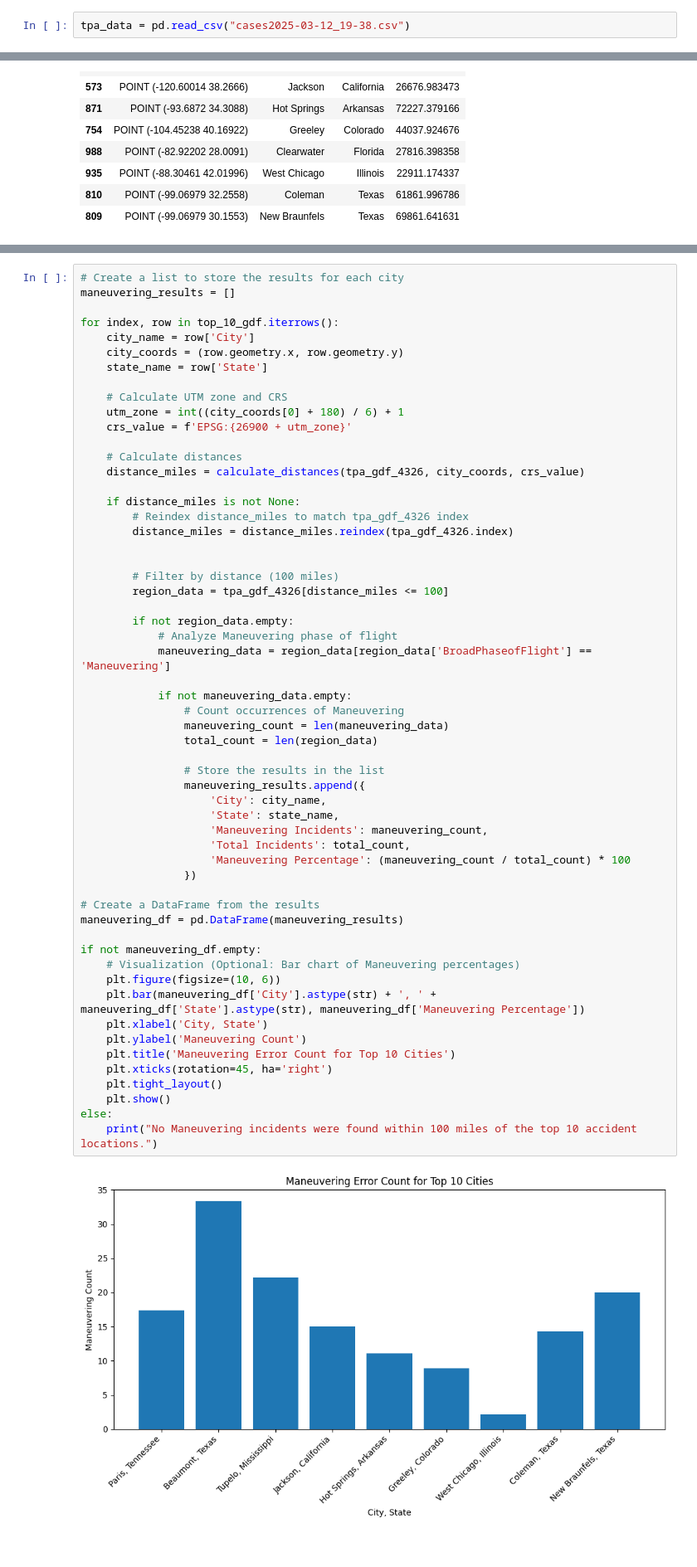
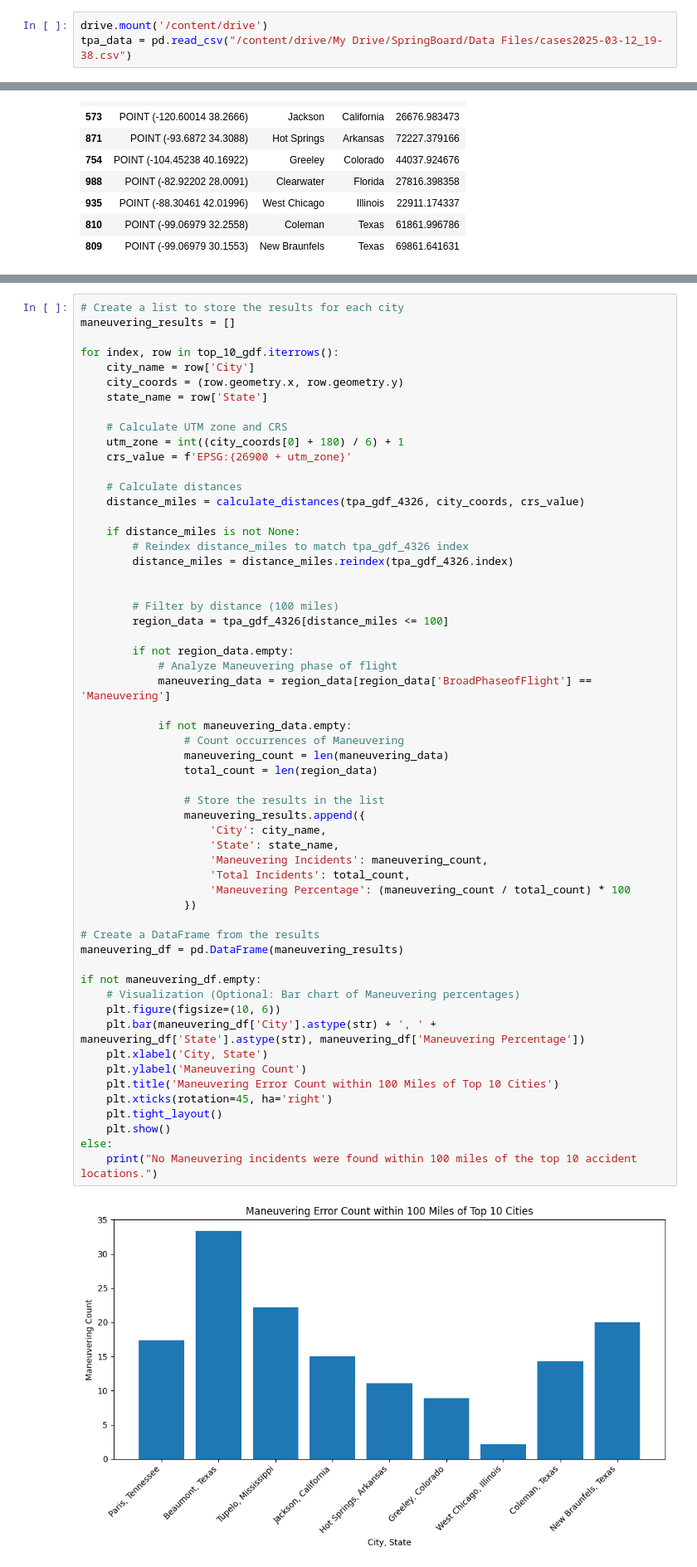
Before and after one commit to BTExpress1/miniprojects, a Jupyter notebook: NTSB/crafting_NTSB_tp_story.ipynb, the cells around one changed output, grey strips where cells are left out. Shown at 83% size. Saved outputs shown, nothing was run; the diff lists cells and outputs as text.

```diff
--- a/NTSB/crafting_NTSB_tp_story.ipynb
+++ b/NTSB/crafting_NTSB_tp_story.ipynb
@@ -185,4 +212,5 @@ def assign_city_names(top_10_gdf, tpa_gdf_4326):
 # %% [markdown]
 <div class="alert alert-block alert-info"><h2>Load the Data</h2></div>
 # %%
-tpa_data = pd.read_csv("cases2025-03-12_19-38.csv")
+drive.mount('/content/drive')
+tpa_data = pd.read_csv("/content/drive/My Drive/SpringBoard/Data Files/cases2025-03-12_19-38.csv")
@@ -914,32 +870,32 @@ for index, row in top_10_gdf.iterrows():
 
             if not maneuvering_data.empty:
                 # Count occurrences of Maneuvering
                 maneuvering_count = len(maneuvering_data)
                 total_count = len(region_data)
 
                 # Store the results in the list
                 maneuvering_results.append({
                     'City': city_name,
                     'State': state_name,
                     'Maneuvering Incidents': maneuvering_count,
                     'Total Incidents': total_count,
                     'Maneuvering Percentage': (maneuvering_count / total_count) * 100
                 })
 
 # Create a DataFrame from the results
 maneuvering_df = pd.DataFrame(maneuvering_results)
 
 if not maneuvering_df.empty:
     # Visualization (Optional: Bar chart of Maneuvering percentages)
     plt.figure(figsize=(10, 6))
     plt.bar(maneuvering_df['City'].astype(str) + ', ' + maneuvering_df['State'].astype(str), maneuvering_df['Maneuvering Percentage'])
     plt.xlabel('City, State')
     plt.ylabel('Maneuvering Count')
-    plt.title('Maneuvering Error Count for Top 10 Cities')
+    plt.title('Maneuvering Error Count within 100 Miles of Top 10 Cities')
     plt.xticks(rotation=45, ha='right')
     plt.tight_layout()
     plt.show()
 else:
     print("No Maneuvering incidents were found within 100 miles of the top 10 accident locations.")
 # %% [output]
-[figure, old version]
+[figure, new version]
```
Also changed, not shown: parts of 16 cells of this notebook.
